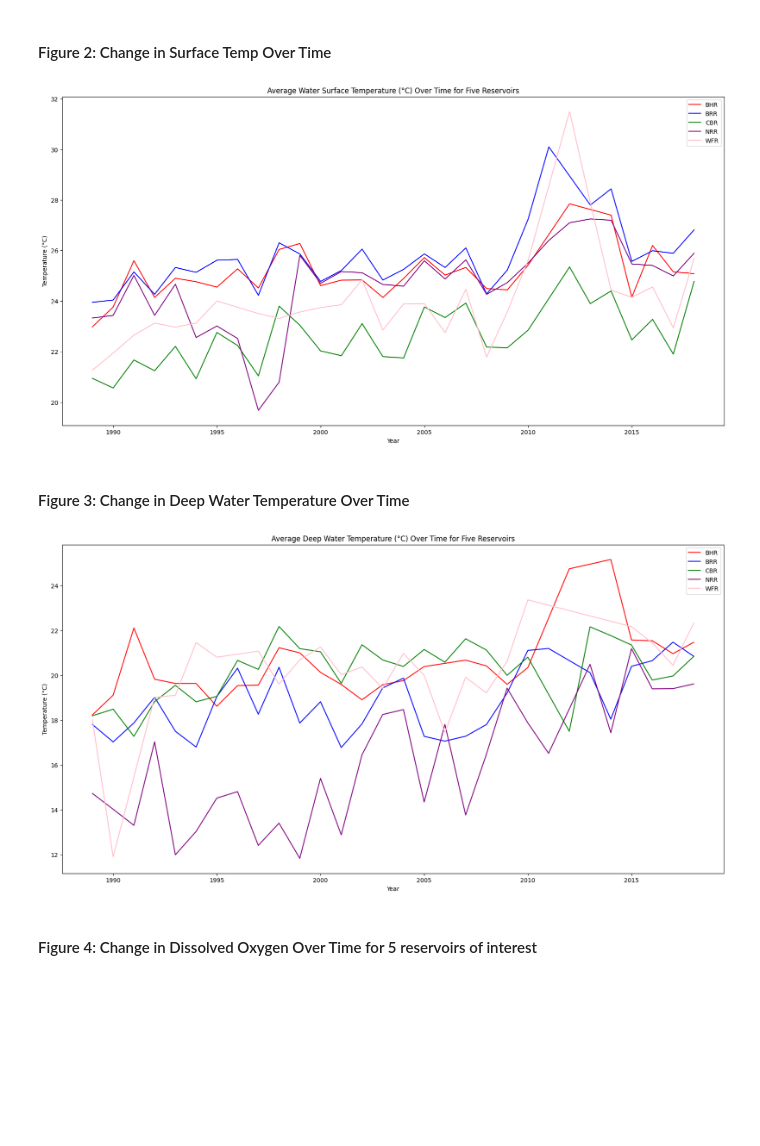
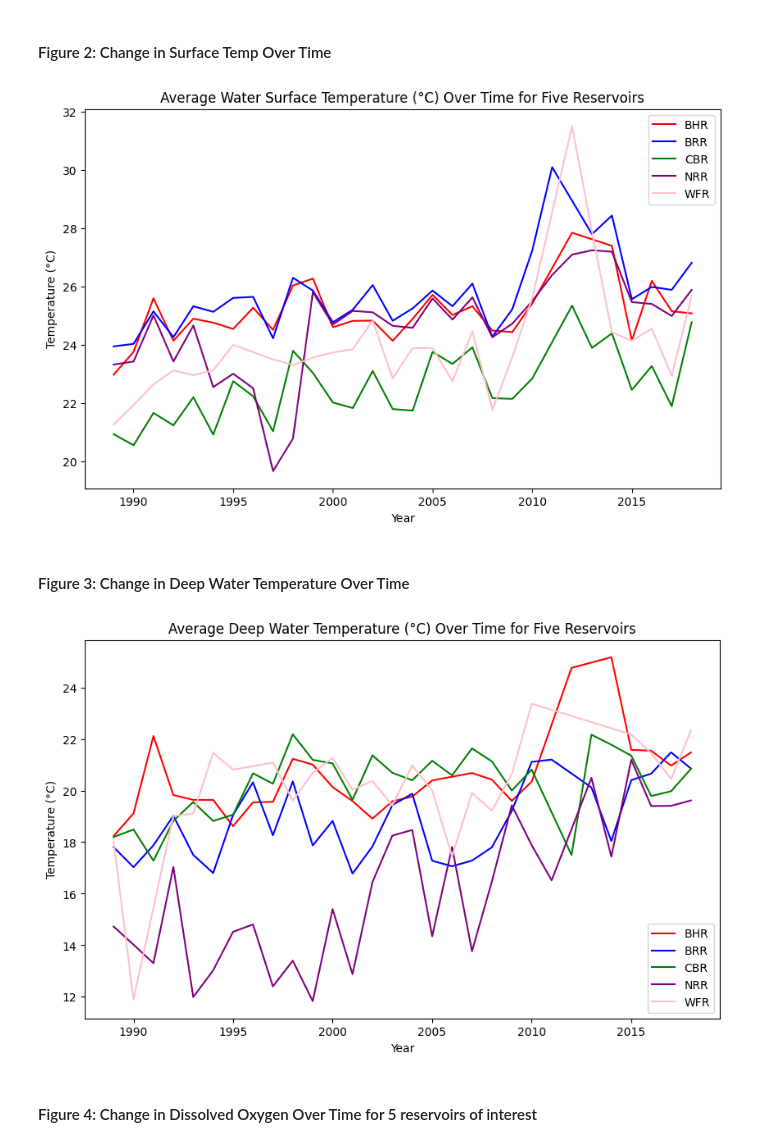
Before and after one commit to smsarette/ML-Final-Project, a Jupyter notebook: ML_HW1.ipynb, the cells around one changed output. Saved outputs shown, nothing was run; the diff lists cells and outputs as text; code cells hidden in the pictures; blank space fills up the shorter version.

```diff
--- a/ML_HW1.ipynb
+++ b/ML_HW1.ipynb
@@ -732,18 +732,19 @@ avgS_nrr = avg_surf[avg_surf['reservoir'] == 'NRR'].sort_values('year')
 avgS_wfr = avg_surf[avg_surf['reservoir'] == 'WFR'].sort_values('year')
 # %%
 # create line plot for change in temperatures
-plt.figure(figsize = (20, 10))
+plt.figure(figsize = (10, 6))
 plt.plot(avgS_bhr['year'], avgS_bhr['temperature'], color = 'red', label = 'BHR')
 plt.plot(avgS_brr['year'], avgS_brr['temperature'], color = 'blue', label = 'BRR')
 plt.plot(avgS_cbr['year'], avgS_cbr['temperature'], color = 'green', label = 'CBR')
 plt.plot(avgS_nrr['year'], avgS_nrr['temperature'], color = 'purple', label = 'NRR')
 plt.plot(avgS_wfr['year'], avgS_wfr['temperature'], color = 'pink', label = 'WFR')
-plt.legend()
+plt.legend(loc='upper right')
 plt.xlabel('Year')
 plt.ylabel('Temperature (°C)')
 plt.title('Average Water Surface Temperature (°C) Over Time for Five Reservoirs');
+plt.savefig('surftemp.png')
 # %% [output]
-[figure, old version]
+[figure, new version]
 # %% [markdown]
 #### Figure 3: Change in Deep Water Temperature Over Time
 # %%
@@ -759,18 +760,19 @@ avgD_nrr = avg_deep[avg_deep['reservoir'] == 'NRR'].sort_values('year')
 avgD_wfr = avg_deep[avg_deep['reservoir'] == 'WFR'].sort_values('year')
 # %%
 # create line plot for change in temperatures
-plt.figure(figsize = (20, 10))
+plt.figure(figsize = (10,6))
 plt.plot(avgD_bhr['year'], avgD_bhr['temperature'], color = 'red', label = 'BHR')
 plt.plot(avgD_brr['year'], avgD_brr['temperature'], color = 'blue', label = 'BRR')
 plt.plot(avgD_cbr['year'], avgD_cbr['temperature'], color = 'green', label = 'CBR')
 plt.plot(avgD_nrr['year'], avgD_nrr['temperature'], color = 'purple', label = 'NRR')
 plt.plot(avgD_wfr['year'], avgD_wfr['temperature'], color = 'pink', label = 'WFR')
-plt.legend()
+plt.legend(loc='lower right')
 plt.xlabel('Year')
 plt.ylabel('Temperature (°C)')
 plt.title('Average Deep Water Temperature (°C) Over Time for Five Reservoirs');
+plt.savefig('deeptemp.png')
 # %% [output]
-[figure, old version]
+[figure, new version]
 # %% [markdown]
 #### Figure 4: Change in Dissolved Oxygen Over Time for 5 reservoirs of interest
 # %%
```
Also changed, not shown: parts of 12 cells of this notebook.
